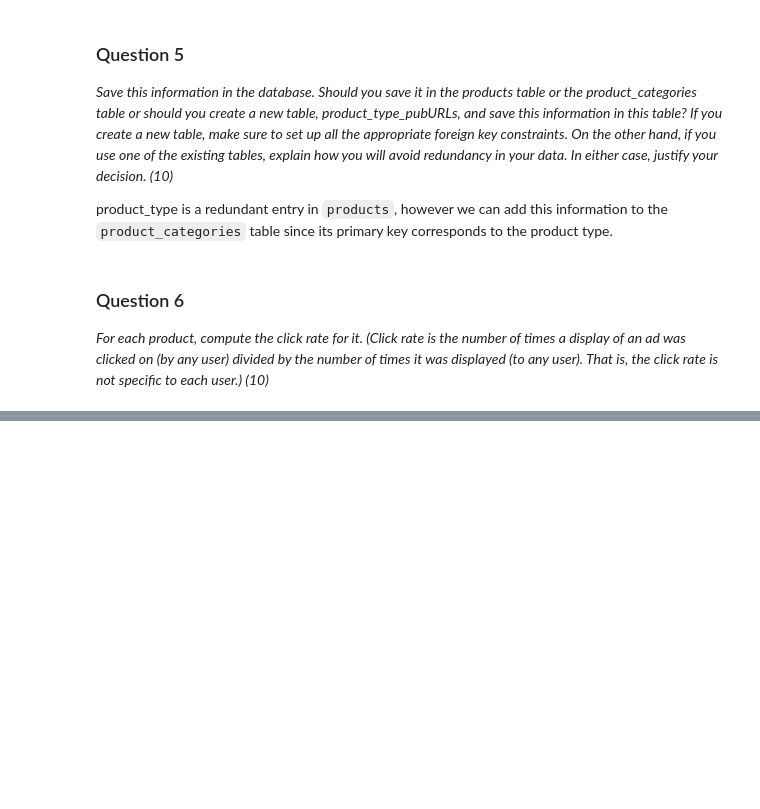
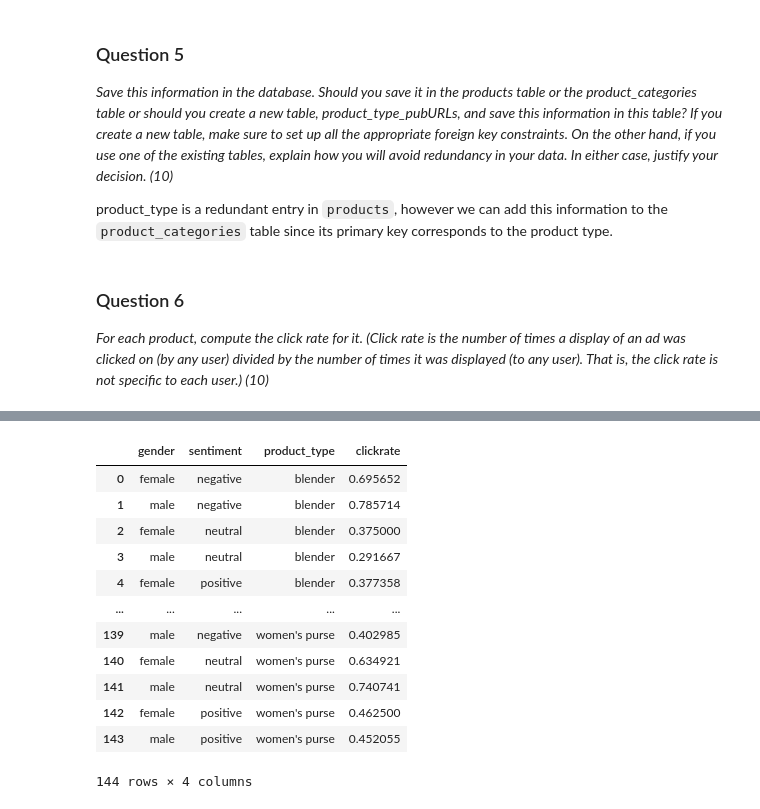
Before and after one commit to ntolley/data1050_project, a Jupyter notebook: notebooks/data1050_project.ipynb, the cells around one changed output, grey strips where cells are left out. Drawn from its saved outputs; the diff is of its cells as text; code cells hidden in the pictures; blank space fills up the shorter version.

```diff
--- a/notebooks/data1050_project.ipynb
+++ b/notebooks/data1050_project.ipynb
@@ -219,7 +221,7 @@ log_urls_fixed = log_df['product_URL'].values
 log_urls_fixed[url_mask] = fixed_urls
 
 # Store fixed URLs in new columns alongside boolean indicating which rows were fixed
-log_df['product_URL_fixed'] = log_urls_fixed
+log_df['product_URL'] = log_urls_fixed
 log_df['url_fixed'] = url_mask
 # %% [markdown]
 ### Question 3
@@ -300,0 +390,21 @@ product_clickrate
+# %%
+type_sentiment_gender_groupby = log_product_type_df.groupby(['product_type', 'sentiment', 'gender'])['clickORnot']
+
+type_sentiment_gender_clickrate = type_sentiment_gender_groupby.sum() / type_sentiment_gender_groupby.count()
+type_sentiment_gender_clickrate.rename('clickrate', inplace=True)
+type_sentiment_gender_clickrate = type_sentiment_gender_clickrate.reset_index(0).reset_index(0).reset_index(0)
+type_sentiment_gender_clickrate
+# %% [output]
+|  | gender | sentiment | product_type | clickrate |
+| 0 | female | negative | blender | 0.695652 |
+| 1 | male | negative | blender | 0.785714 |
+| 2 | female | neutral | blender | 0.375000 |
+| 3 | male | neutral | blender | 0.291667 |
+| 4 | female | positive | blender | 0.377358 |
+| ... | ... | ... | ... | ... |
+| 139 | male | negative | women's purse | 0.402985 |
+| 140 | female | neutral | women's purse | 0.634921 |
+| 141 | male | neutral | women's purse | 0.740741 |
+| 142 | female | positive | women's purse | 0.462500 |
+| 143 | male | positive | women's purse | 0.452055 |
+144 rows × 4 columns
```
Also changed, not shown: parts of 18 cells of this notebook.
